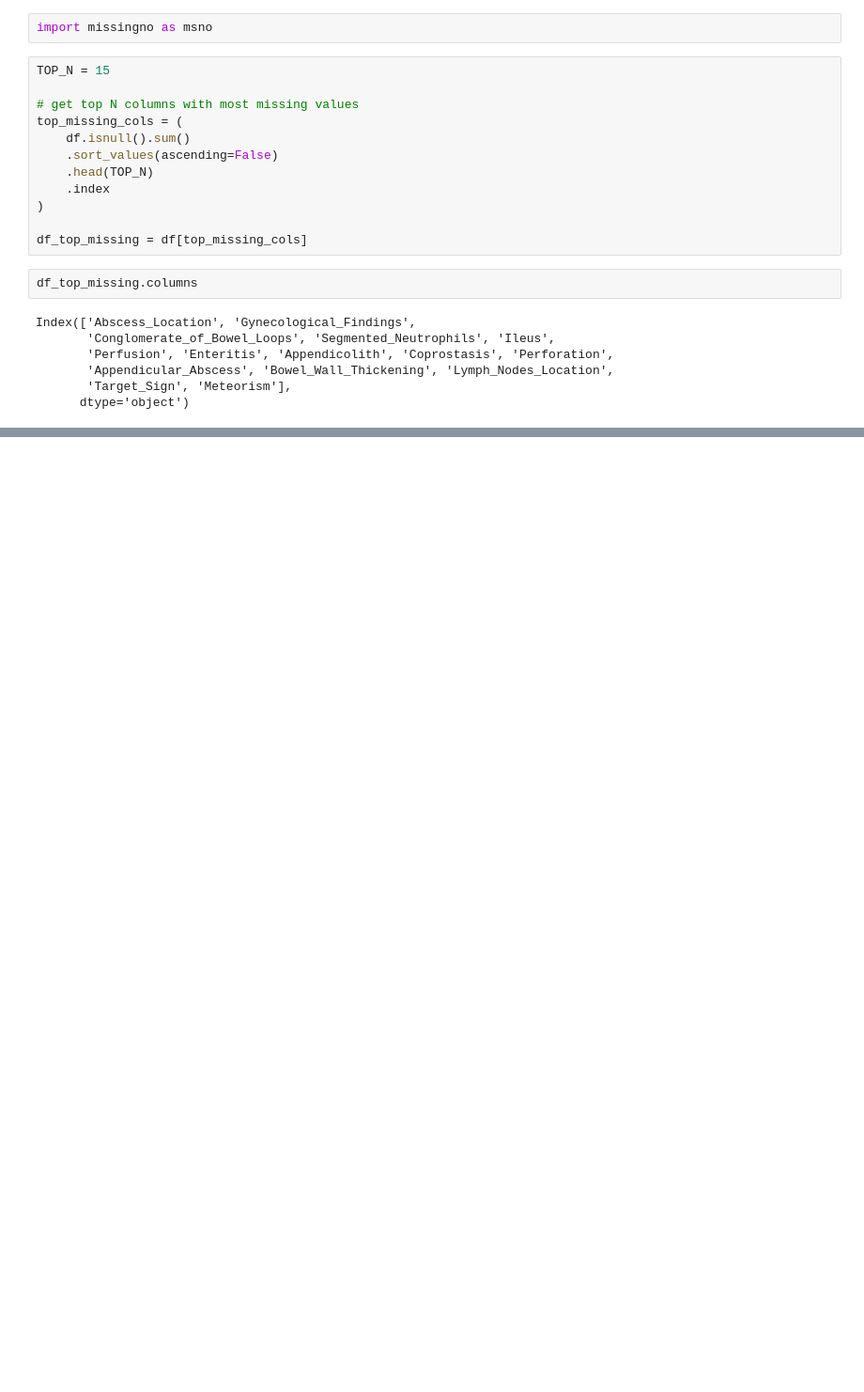
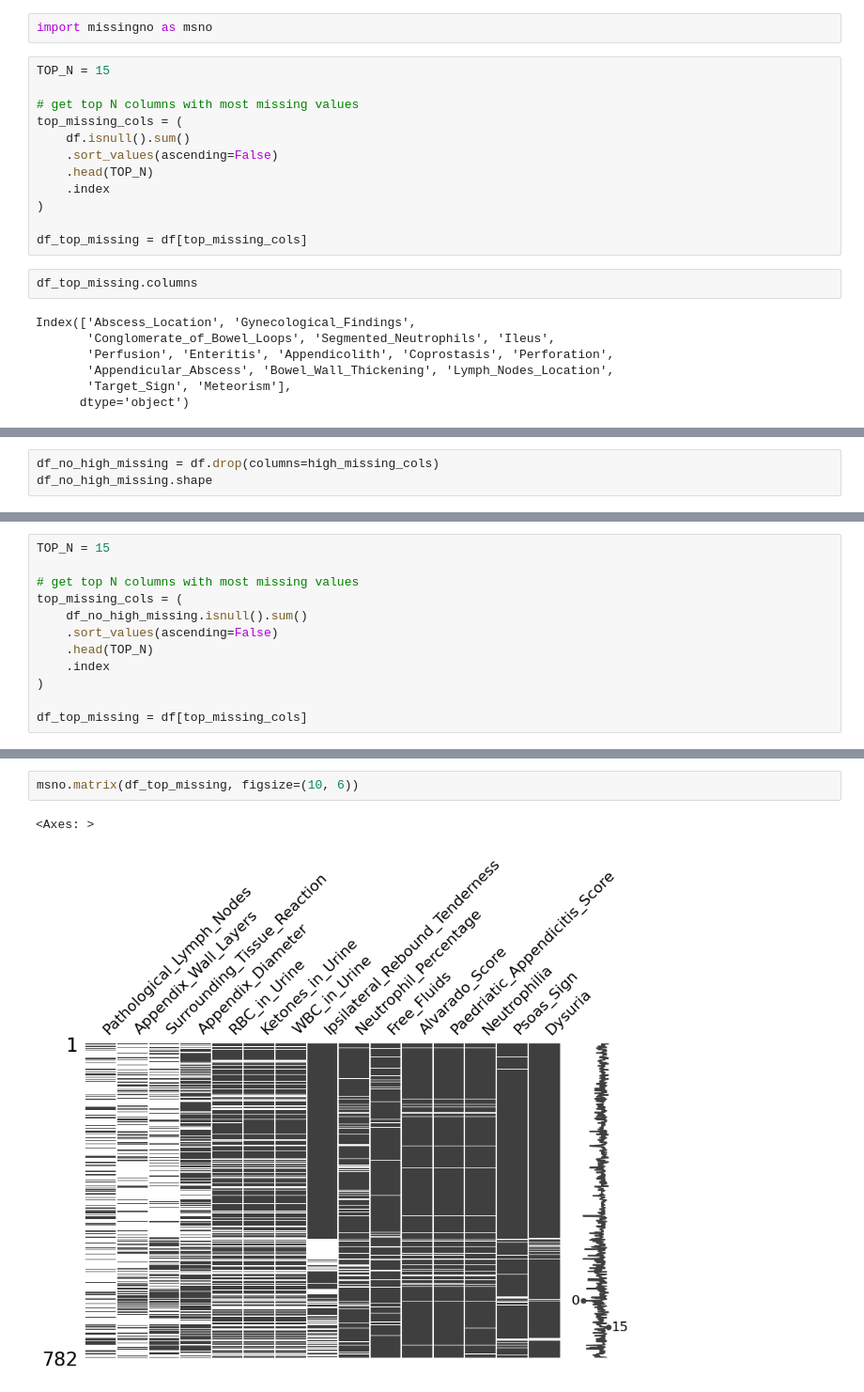
Before and after one commit to jariel17/ml_models, a Jupyter notebook: notebooks/eda.ipynb, the cells around one changed output, grey strips where cells are left out. Shown at 94% size. Saved outputs shown, nothing was run; the diff lists cells and outputs as text; blank space fills up the shorter version.

Commit message:
Add function to analyze missing values

```diff
--- a/notebooks/eda.ipynb
+++ b/notebooks/eda.ipynb
@@ -299,0 +226,3 @@ msno.heatmap(df_top_missing, figsize=(8, 6))
+# %%
+df_no_high_missing = df.drop(columns=high_missing_cols)
+df_no_high_missing.shape
@@ -299,0 +231,12 @@ msno.heatmap(df_top_missing, figsize=(8, 6))
+# %%
+TOP_N = 15
+
+# get top N columns with most missing values
+top_missing_cols = (
+    df_no_high_missing.isnull().sum()
+    .sort_values(ascending=False)
+    .head(TOP_N)
+    .index
+)
+
+df_top_missing = df[top_missing_cols]
@@ -299,0 +253,5 @@ msno.heatmap(df_top_missing, figsize=(8, 6))
+# %%
+msno.matrix(df_top_missing, figsize=(10, 6))
+# %% [output]
+<Axes: >
+[figure, added]
```
Also changed, not shown: parts of 12 cells of this notebook, 1 other file.
